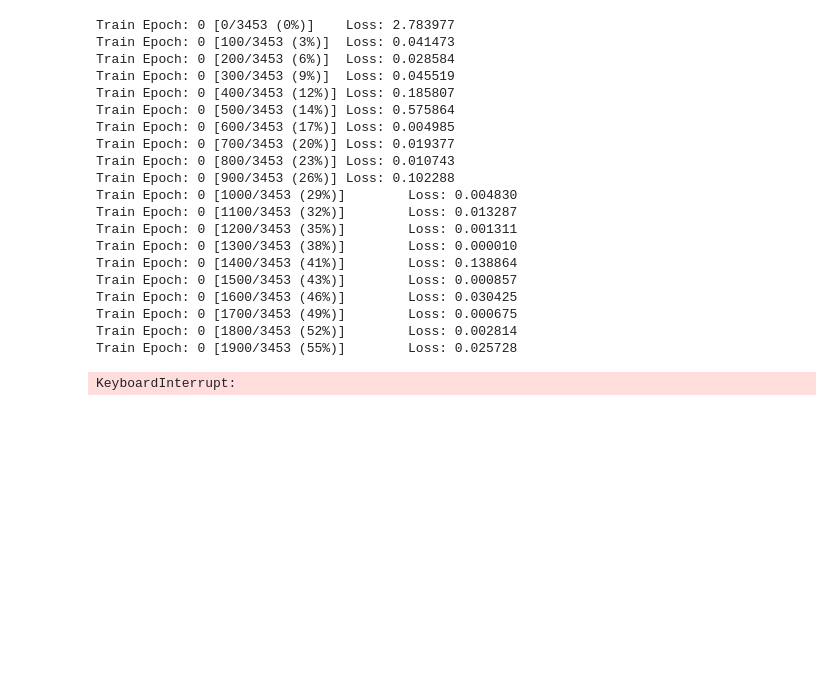
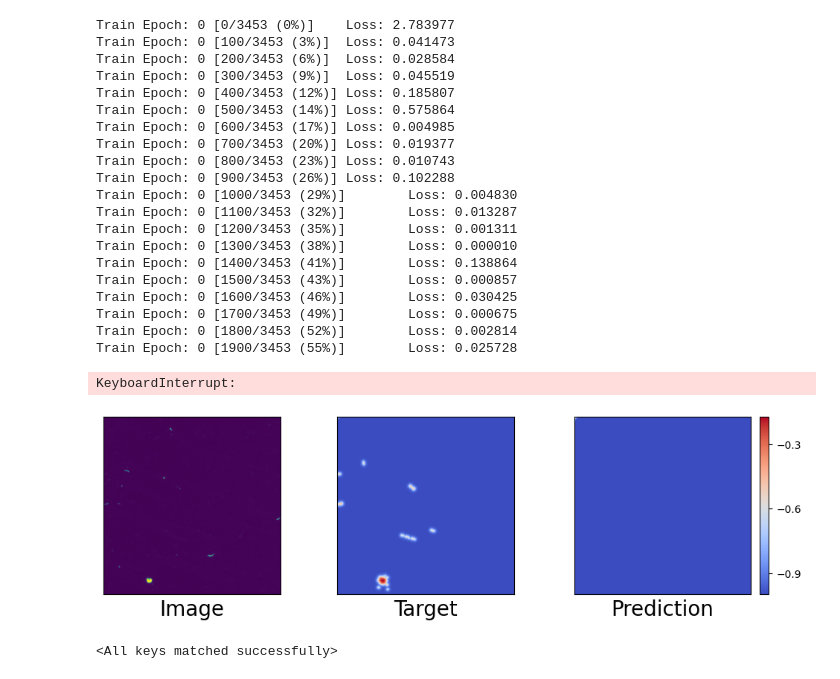
Before and after one commit to LDM-labstuff/masketeers, a Jupyter notebook: notebooks/class_dataloader_dm.ipynb, the cells around one changed output. Cells and saved outputs as stored; diff of their text form; code cells hidden in the pictures; blank space fills up the shorter version.

Commit message:
added chuncks for model validation

```diff
--- a/notebooks/class_dataloader_dm.ipynb
+++ b/notebooks/class_dataloader_dm.ipynb
@@ -476,2 +474,7 @@ ax[1].imshow(sdt)
 # %%
-training, validation = random_split(dataset, lengths = (0.8, 0.2))
+torch.manual_seed (41)
+np.random.seed(42)
+
+training, validation = random_split(dataset, lengths = (0.2, 0.8))
+print (len (training), len (validation))
+print (training[1])
@@ -616,3 +662,31 @@ Train Epoch: 0 [1700/3453 (49%)]        Loss: 0.000675
 Train Epoch: 0 [1800/3453 (52%)]        Loss: 0.002814
 Train Epoch: 0 [1900/3453 (55%)]        Loss: 0.025728
 KeyboardInterrupt:
+# %%
+validation_dataloader = DataLoader(validation)
+model.eval()
+idx = np.random.randint(len(validation))  # take a random sample.
+image, sdt = validation[idx]  # get the image and the nuclei masks.
+image = image.to(device)
+pred = model (torch.unsqueeze(image, dim=0))
+image = np.squeeze(image.cpu())
+sdt = np.squeeze(sdt.cpu().numpy())
+pred = np.squeeze(pred.cpu().detach().numpy())
+plot_three(image, sdt, pred)
+# %% [output]
+[figure, added]
+# %%
+model = UNet(
+    depth = 4,
+    in_channels=1,
+    out_channels=1,
+    final_activation=nn.Tanh(),
+    num_fmaps=16)
+
+learning_rate = 1e-4
+optimizer = torch.optim.Adam (model.parameters(), lr = learning_rate)
+
+checkpoint = torch.load ("/mnt/efs/aimbl_2025/student_data/S-DM/Data/checkpoints/unet_2.pth")
+model.load_state_dict (checkpoint['unet'])
+# %% [output]
+<All keys matched successfully>
```
Also changed, not shown: parts of 19 cells of this notebook.
